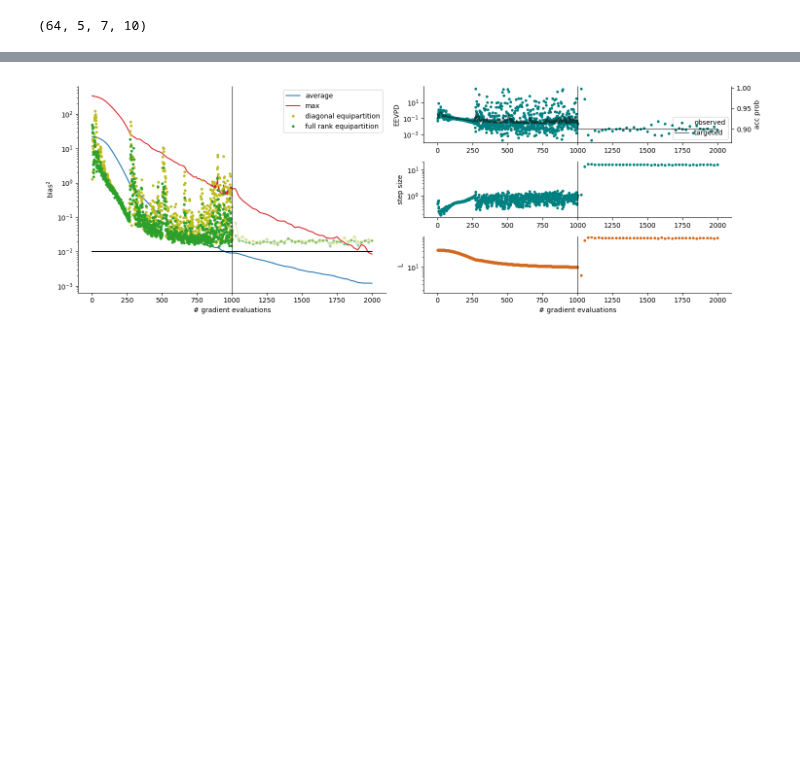
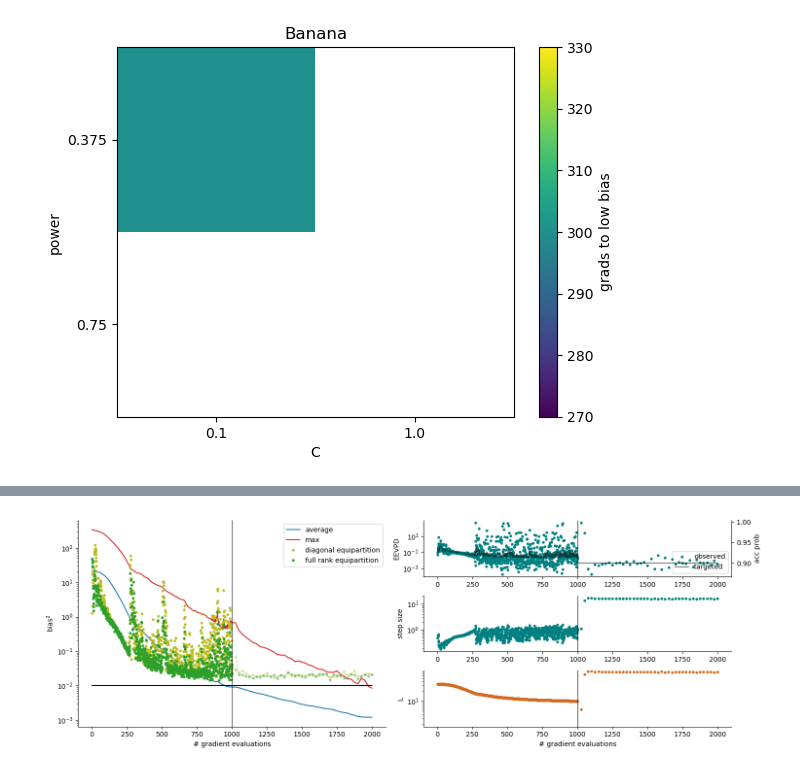
Before and after one commit to JakobRobnik/MicroCanonicalHMC, a Jupyter notebook: ensemble/main.ipynb, the cells around one changed output, grey strips where cells are left out. Cells and saved outputs as stored; diff of their text form; code cells hidden in the pictures; blank space fills up the shorter version.

```diff
--- a/ensemble/main.ipynb
+++ b/ensemble/main.ipynb
@@ -1,8 +1,36 @@
-# %%
-import jax
-import jax.numpy as jnp
-
-X = jnp.load('../synthetic.npy')
-print(X.shape)
-# %% [output]
-(64, 5, 7, 10)
+# %%
+import numpy as np
+import matplotlib.pyplot as plt
+import pandas as pd
+from IPython.display import Image, display
+import os, sys
+from matplotlib.image import imread
+
+names = ['Banana', 'Gaussian_Gamma_1', 'GermanCredit', 'Brownian', 'ItemResponseTheory', 'StochasticVolatility']
+# %%
+def pandas_matshow(df, x, y, z):
+
+    # Pivot the DataFrame to create a grid
+    pivot_table = df.pivot(index=y, columns=x, values=z)
+
+    # Plotting the heatmap
+    plt.imshow(pivot_table, cmap='viridis', aspect='auto')  # You can choose other colormaps
+    plt.colorbar(label='grads to low bias')
+
+    # Add labels
+    plt.xticks(ticks=np.arange(len(pivot_table.columns)), labels=pivot_table.columns)
+    plt.yticks(ticks=np.arange(len(pivot_table.index)), labels=pivot_table.index)
+    plt.xlabel(x)
+    plt.ylabel(y)
+    plt.show()
+# %%
+x= 'C'
+y = 'power'
+
+df = pd.read_csv('img/' + str(x) + '_' + str(y) + '/data.csv', sep= '\t')
+
+for t in names[:1]:
+    plt.title(t)
+    pandas_matshow(df, x, y, 'grads_to_low_bmax_' + t)
+# %% [output]
+[figure, added]
```
Also changed, not shown: parts of 2 cells of this notebook, 4 other files.
